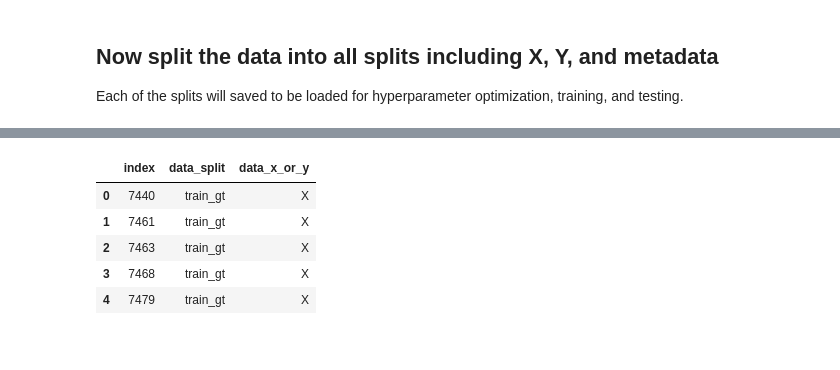
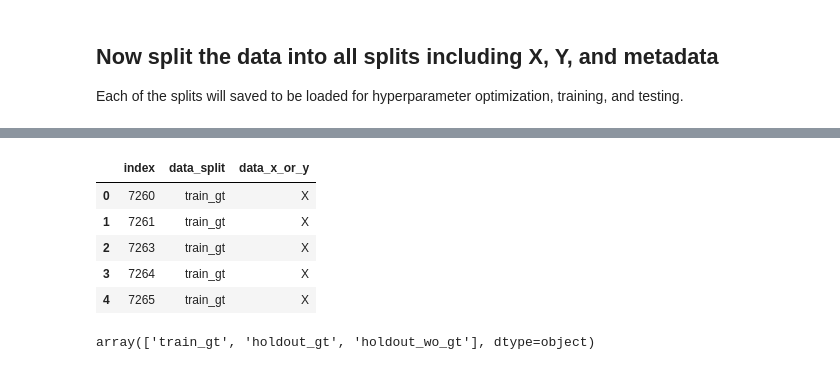
Before and after one commit to MikeLippincott/live_cell_timelapse_apoptosis_analysis, a Jupyter notebook: 7.sc_timelapse_model/notebooks/1.data.splitting.ipynb, the cells around one changed output, grey strips where cells are left out. Saved outputs shown, nothing was run; the diff lists cells and outputs as text; code cells hidden in the pictures.

```diff
--- a/7.sc_timelapse_model/notebooks/1.data.splitting.ipynb
+++ b/7.sc_timelapse_model/notebooks/1.data.splitting.ipynb
@@ -253,7 +189,7 @@ test_sc_w_ground_truth_df shape: 645
 # %% [markdown]
 #### Non tracked cells
 # %%
-cell_wout_ground_truth_df["Metadata_data_split"] = "test"
+cell_wout_ground_truth_df["Metadata_data_split"] = "well_holdout"
 # add to records
 index_data_split_and_ground_truth_dict["index"].append(
     cell_wout_ground_truth_df.index.tolist()
@@ -273,11 +209,15 @@ test_sc_wo_ground_truth_df shape: 116916
 # flatten each list in the dictionar
 
 for key in index_data_split_and_ground_truth_dict.keys():
-    index_data_split_and_ground_truth_dict[key] = list(
-        itertools.chain.from_iterable(index_data_split_and_ground_truth_dict[key])
-    )
+    if isinstance(index_data_split_and_ground_truth_dict[key], list):
+        # Flatten the list of lists into a single list
+        index_data_split_and_ground_truth_dict[key] = list(
+            itertools.chain.from_iterable(index_data_split_and_ground_truth_dict[key])
+        )
 data_split_data_df = pd.DataFrame.from_dict(
     index_data_split_and_ground_truth_dict,
     orient="columns",
 )
+print(f"data_split_data_df shape: {data_split_data_df.shape}")
+print(f"sc profile shape: {sc_profile.shape}")
 assert data_split_data_df.shape[0] == sc_profile.shape[0]
@@ -432,7 +354,8 @@ sc_endpoint_profile shape after dropping NaN: (11136, 368)
 # %%
 # hardcode the features that should exist in the y data
 # this will be replaced in the future by an arg or config passed through
-selected_y_features = ["Cells_Intensity_MeanIntensityEdge_AnnexinV"]
+selected_y_features = ["Cytoplasm_Intensity_IntegratedIntensity_AnnexinV"]
+# or Cytoplasm_Intensity_MaxIntensity_AnnexinV
 metadata_y_features = [x for x in sc_endpoint_profile.columns if "Metadata_" in x]
 sc_endpoint_profile = sc_endpoint_profile[metadata_y_features + selected_y_features]
 # %%
@@ -641,16 +478,8 @@ train_gt_X_metadata = train_gt_X[metadata_X_cols]
 train_gt_X.drop(columns=metadata_X_cols, inplace=True)
 train_gt_y_metadata = train_gt_y[metadata_y_cols]
 train_gt_y.drop(columns=metadata_y_cols, inplace=True)
-# val
-val_gt_X_metadata = val_gt_X[metadata_X_cols]
-val_gt_X.drop(columns=metadata_X_cols, inplace=True)
-val_gt_y_metadata = val_gt_y[metadata_y_cols]
-val_gt_y.drop(columns=metadata_y_cols, inplace=True)
-# test
-test_gt_X_metadata = test_gt_X[metadata_X_cols]
-test_gt_X.drop(columns=metadata_X_cols, inplace=True)
-test_gt_y_metadata = test_gt_y[metadata_y_cols]
-test_gt_y.drop(columns=metadata_y_cols, inplace=True)
+
+
 # holdout w gt
 holdout_w_gt_X_metadata = holdout_w_gt_X[metadata_X_cols]
 holdout_w_gt_X.drop(columns=metadata_X_cols, inplace=True)
@@ -661,38 +490,25 @@ holdout_gt_y.drop(columns=metadata_y_cols, inplace=True)
 # get the indices
 train_gt_X_metadata_index = train_gt_X_metadata.index
 train_gt_y_metadata_index = train_gt_y_metadata.index
-val_gt_X_metadata_index = val_gt_X_metadata.index
-val_gt_y_metadata_index = val_gt_y_metadata.index
-test_gt_X_metadata_index = test_gt_X_metadata.index
-test_gt_y_metadata_index = test_gt_y_metadata.index
+
+
 holdout_w_gt_X_metadata_index = holdout_w_gt_X_metadata.index
 holdout_w_gt_y_metadata_index = holdout_w_gt_y_metadata.index
 
-test_wo_gt_X_metadata_index = test_wo_gt_X.index
 holdout_wo_gt_X_metadata_index = holdout_wo_gt_X.index
 dict_of_index_lists = {
     "index_lists": [
         train_gt_X_metadata_index.tolist(),
         train_gt_y_metadata_index.tolist(),
-        val_gt_X_metadata_index.tolist(),
-        val_gt_y_metadata_index.tolist(),
-        test_gt_X_metadata_index.tolist(),
-        test_gt_y_metadata_index.tolist(),
         holdout_w_gt_X_metadata_index.tolist(),
         holdout_w_gt_y_metadata_index.tolist(),
-        test_wo_gt_X_metadata_index.tolist(),
         holdout_wo_gt_X_metadata_index.tolist(),
     ],
     "data_split": [
         "train_gt",
         "train_gt",
-        "val_gt",
-        "val_gt",
-        "test_gt",
-        "test_gt",
         "holdout_gt",
         "holdout_gt",
-        "test_wo_gt",
         "holdout_wo_gt",
     ],
     "data_x_or_y": [
@@ -700,45 +516,44 @@ dict_of_index_lists = {
         "y",
         "X",
         "y",
-        "X",
-        "y",
-        "X",
-        "y",
-        "X",
         "X",
     ],
 }
 dict_for_df = {
     "index": [],
     "data_split": [],
     "data_x_or_y": [],
 }
 for list_item in enumerate(dict_of_index_lists["index_lists"]):
     dict_for_df["index"].append(list_item[1])
     dict_for_df["data_split"].extend(
         [dict_of_index_lists["data_split"][list_item[0]]] * len(list_item[1])
     )
     dict_for_df["data_x_or_y"].extend(
         [dict_of_index_lists["data_x_or_y"][list_item[0]]] * len(list_item[1])
     )
 
 # # flatten each list in the dictionary
 
 dict_for_df["index"] = list(itertools.chain.from_iterable(dict_for_df["index"]))
 
 # create a dataframe from the dictionary
 index_data_split_and_x_y_df = pd.DataFrame.from_dict(
     dict_for_df,
     orient="columns",
 )
 index_data_split_and_x_y_df.head()
 # %% [output]
 |  | index | data_split | data_x_or_y |
-| 0 | 7440 | train_gt | X |
-| 1 | 7461 | train_gt | X |
-| 2 | 7463 | train_gt | X |
-| 3 | 7468 | train_gt | X |
-| 4 | 7479 | train_gt | X |
+| 0 | 7260 | train_gt | X |
+| 1 | 7261 | train_gt | X |
+| 2 | 7263 | train_gt | X |
+| 3 | 7264 | train_gt | X |
+| 4 | 7265 | train_gt | X |
+# %%
+index_data_split_and_x_y_df["data_split"].unique()
+# %% [output]
+array(['train_gt', 'holdout_gt', 'holdout_wo_gt'], dtype=object)
 # %%
 # write the data splits to a parquet file
 # this writes the indexes, ground truth, and data splits to a parquet file
```
Also changed, not shown: parts of 21 cells of this notebook, 25 other files.
